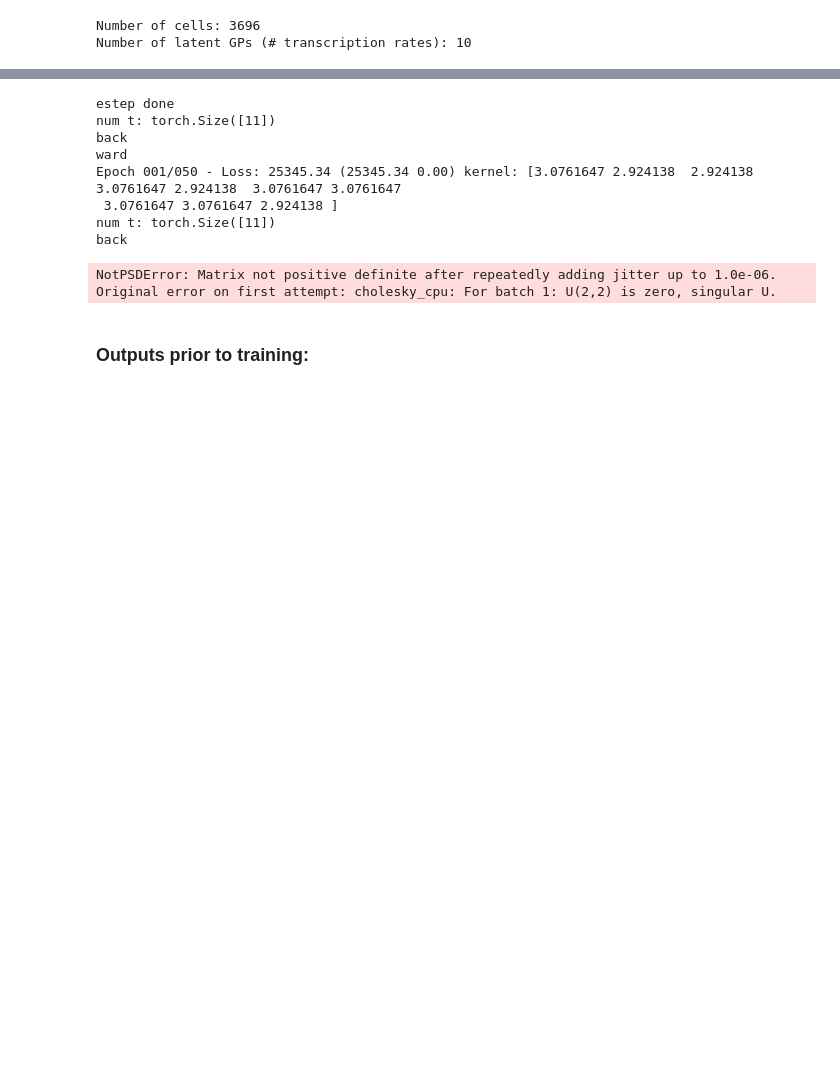
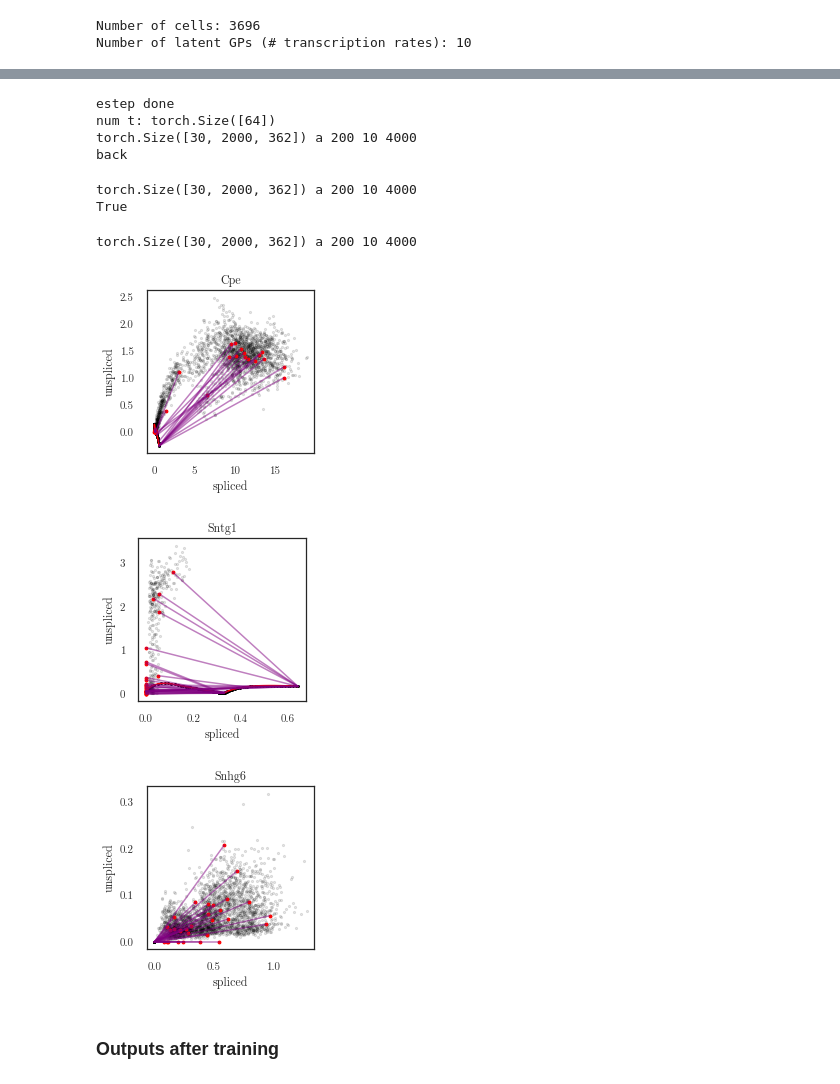
Before and after one commit to mossjacob/alfi, a Jupyter notebook: experiments/rnavelocity/rnavelocity.ipynb, the cells around one changed output, grey strips where cells are left out. Cells and saved outputs as stored; diff of their text form; code cells hidden in the pictures; blank space fills up the shorter version.

```diff
--- a/experiments/rnavelocity/rnavelocity.ipynb
+++ b/experiments/rnavelocity/rnavelocity.ipynb
@@ -19,10 +17,11 @@ import numpy as np
 # kidney_path = 'F:/genomics/scRNA-seq/GSE131685_RAW_kidney/velocyto'
 #
 # dataset = SingleCellKidney(calc_moments=True, raw_data_dir=kidney_path)
-dataset = Pancreas()
+dataset = Pancreas(data_dir='../../data')
 print(dataset.m_observed.shape)
 print(dataset.gene_names.shape)
 print(dataset[0].shape)
+cpe_index = np.where(dataset.loom.var.index == 'Cpe')[0][0]
 # %% [output]
 torch.Size([1, 4000, 3696])
 (2000,)
@@ -54,8 +53,8 @@ def print_scatter(cells, gene_index, num_connections=10, colors=None):
     for i in range(num_connections):
         plt.scatter(s_y[gene_index, i, 0], u_y[gene_index, i, 0], s=8, c='red')
         line = [
-            (s[gene_index, trainer.time_assignments_indices[i]], s_y[gene_index, i, 0]),
-            (u[gene_index, trainer.time_assignments_indices[i]], u_y[gene_index, i, 0])
+            (s[gene_index, lfm.time_assignments_indices[i]], s_y[gene_index, i, 0]),
+            (u[gene_index, lfm.time_assignments_indices[i]], u_y[gene_index, i, 0])
         ]
         plt.plot(line[0], line[1], alpha=0.5, c='purple')
         # trainer.time_assignments_indices[i]
@@ -135,29 +160,27 @@ torch.Size([4000, 3696, 1])
 import time
 start = time.time()
 
-output = trainer.train(50, report_interval=1, step_size=1e-1)
+output = trainer.train(10, report_interval=1, step_size=1e-1)
 end = time.time()
 print(end - start)
 # %% [output]
 estep done
-num t: torch.Size([11])
+num t: torch.Size([64])
+torch.Size([30, 2000, 362]) a 200 10 4000
 back
-ward
-Epoch 001/050 - Loss: 25345.34 (25345.34 0.00) kernel: [3.0761647 2.924138  2.924138  3.0761647 2.924138  3.0761647 3.0761647
- 3.0761647 3.0761647 2.924138 ]
-num t: torch.Size([11])
-back
 # %%
 savefile = './rna-0806'
 
 lfm.save(savefile)
 # %%
+savefile = './rna-0806'
+
 do_load = True
 if do_load:
     lfm_kwargs = dict(num_training_points=num_cells)
     lfm = RNAVelocityLFM.load(savefile,
                               gp_model=gp_model,
-                              lfm_args=[1, config],
+                              lfm_args=[lfm.num_outputs, config],
                               lfm_kwargs=lfm_kwargs)
 
 
@@ -165,4 +188,20 @@ if do_load:
     trainer = EMTrainer(lfm, [optimizer], dataset, batch_size=4000)
 print(do_load)
 # %% [output]
-NotPSDError: Matrix not positive definite after repeatedly adding jitter up to 1.0e-06. Original error on first attempt: cholesky_cpu: For batch 1: U(2,2) is zero, singular U.
+torch.Size([30, 2000, 362]) a 200 10 4000
+True
+# %%
+#0, -3 15
+#0 -2 0 3
+lfm(lfm.timepoint_choices, step_size=step_size)
+
+# plotter.plot_outputs(t_predict, replicate=0, t_scatter=t_observed,y_scatter=dataset.m_observed, model_kwargs=model_kwargs);
+# plotter.plot_latents(t_predict, ylim=(-1, 3), plot_barenco=True, plot_inducing=False)
+
+for i in [cpe_index] + list(range(0, 2)):
+    print_scatter(cells, i, num_connections=30)
+# %% [output]
+torch.Size([30, 2000, 362]) a 200 10 4000
+[figure, added]
+[figure, added]
+[figure, added]
@@ -169,2 +239,2 @@ NotPSDError: Matrix not positive definite after repeatedly adding jitter up to 1
 # %% [markdown]
-### Outputs prior to training:
+### Outputs after training
```
Also changed, not shown: parts of 20 cells of this notebook, 3 other files.
